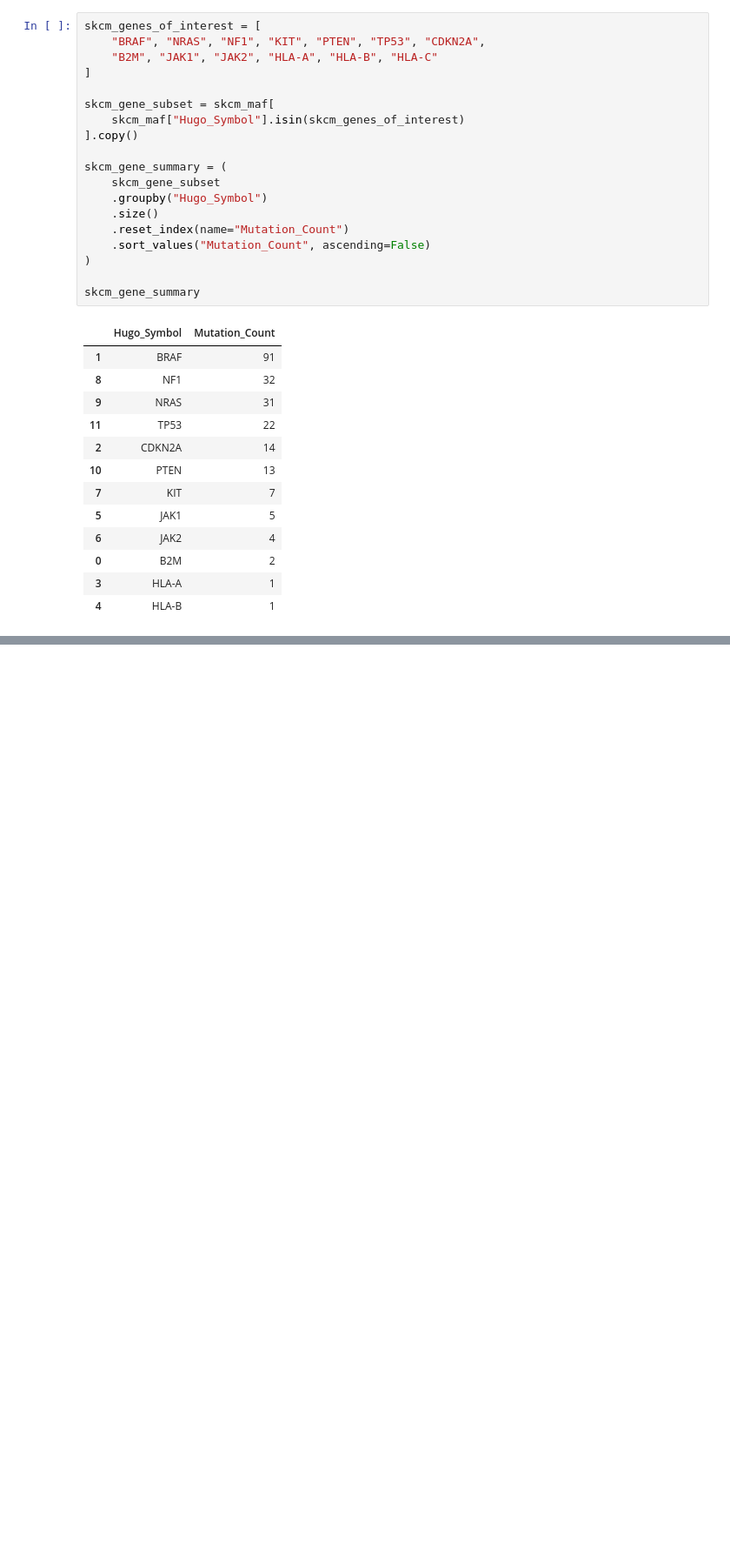
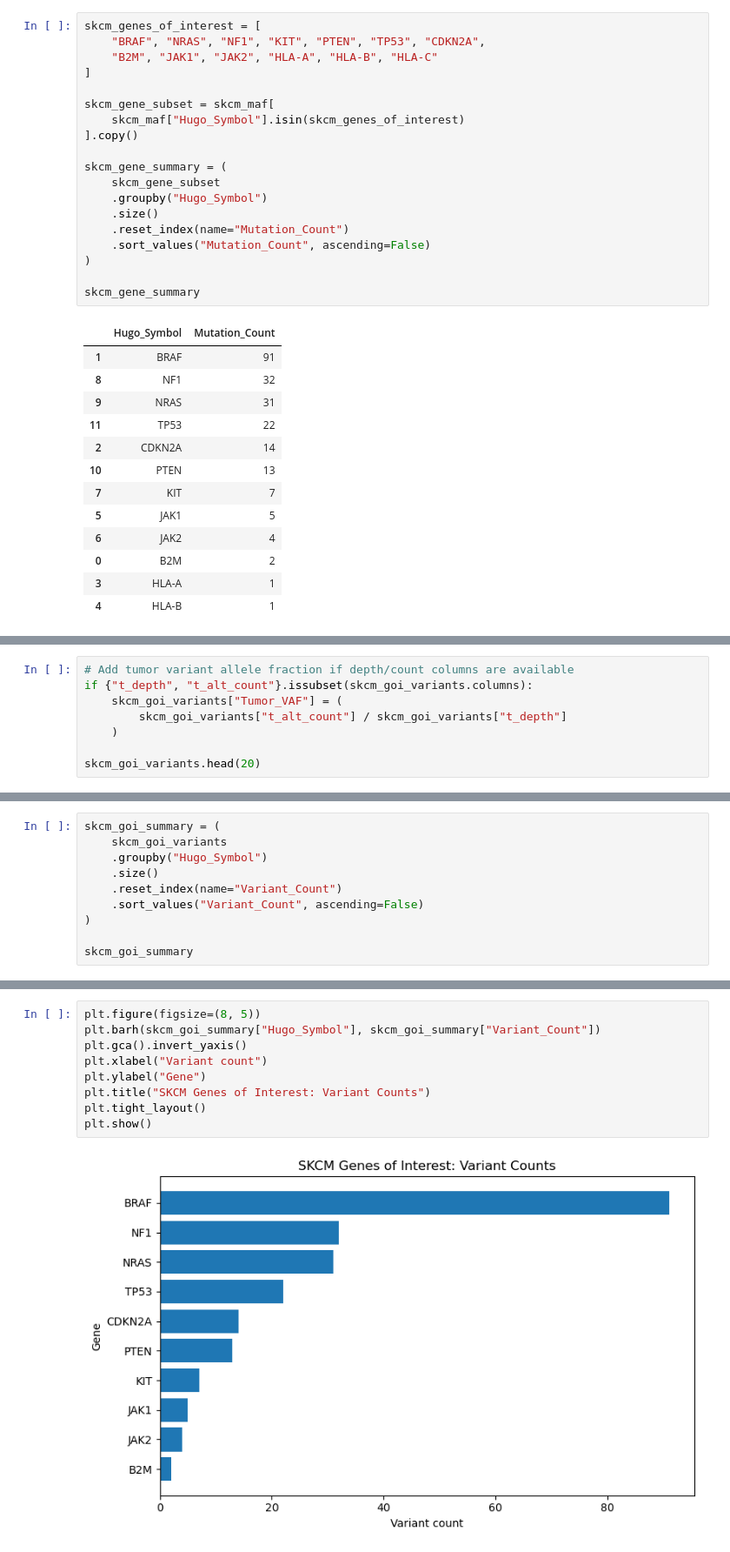
Before and after one commit to andreamariefree-creator/clinical-genomics-portfolio, a Jupyter notebook: projects/01_somatic_maf_analysis/notebooks/01_1_skcm_somatic_maf_analysis.ipynb, the cells around one changed output, grey strips where cells are left out. Shown at 87% size. Cells and saved outputs as stored; diff of their text form; blank space fills up the shorter version.

Commit message:
Add SKCM outlier and genes of interest analyses

```diff
--- a/projects/01_somatic_maf_analysis/notebooks/01_1_skcm_somatic_maf_analysis.ipynb
+++ b/projects/01_somatic_maf_analysis/notebooks/01_1_skcm_somatic_maf_analysis.ipynb
@@ -283,0 +439,8 @@ skcm_gene_summary
+# %%
+# Add tumor variant allele fraction if depth/count columns are available
+if {"t_depth", "t_alt_count"}.issubset(skcm_goi_variants.columns):
+    skcm_goi_variants["Tumor_VAF"] = (
+        skcm_goi_variants["t_alt_count"] / skcm_goi_variants["t_depth"]
+    )
+
+skcm_goi_variants.head(20)
@@ -283,0 +465,10 @@ skcm_gene_summary
+# %%
+skcm_goi_summary = (
+    skcm_goi_variants
+    .groupby("Hugo_Symbol")
+    .size()
+    .reset_index(name="Variant_Count")
+    .sort_values("Variant_Count", ascending=False)
+)
+
+skcm_goi_summary
@@ -283,0 +497,11 @@ skcm_gene_summary
+# %%
+plt.figure(figsize=(8, 5))
+plt.barh(skcm_goi_summary["Hugo_Symbol"], skcm_goi_summary["Variant_Count"])
+plt.gca().invert_yaxis()
+plt.xlabel("Variant count")
+plt.ylabel("Gene")
+plt.title("SKCM Genes of Interest: Variant Counts")
+plt.tight_layout()
+plt.show()
+# %% [output]
+[figure, added]
```
Also changed, not shown: parts of 13 cells of this notebook, 3 other files.
